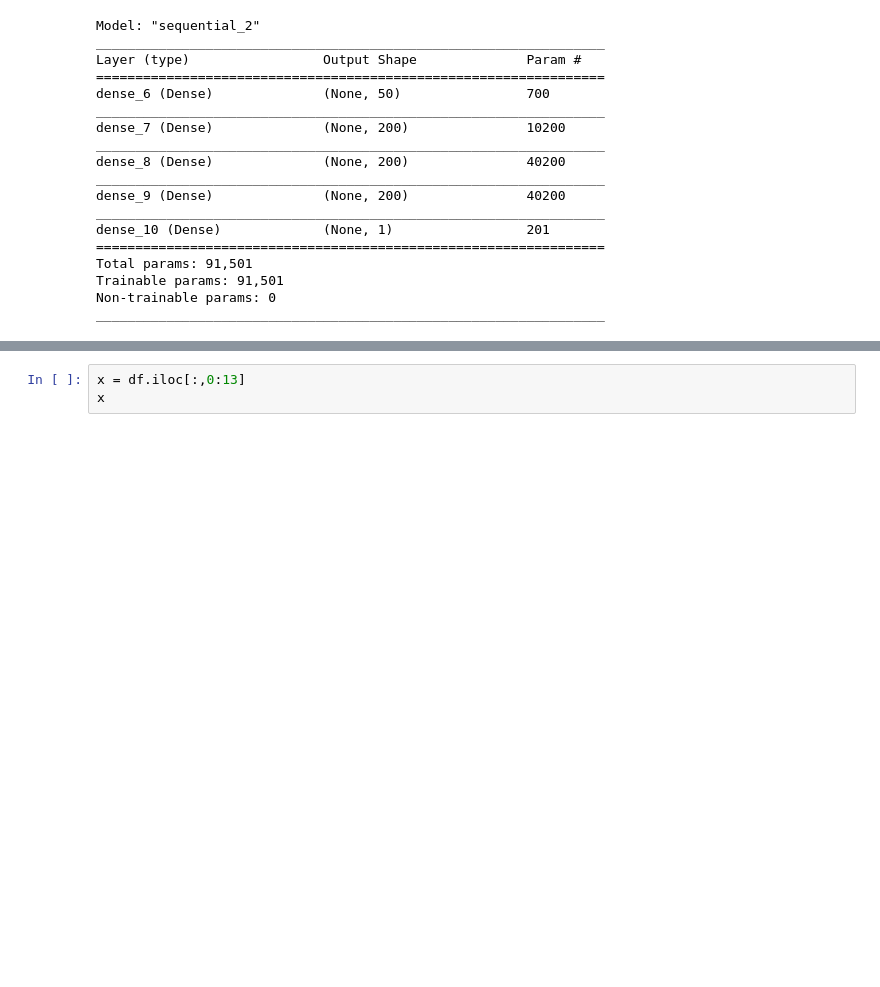
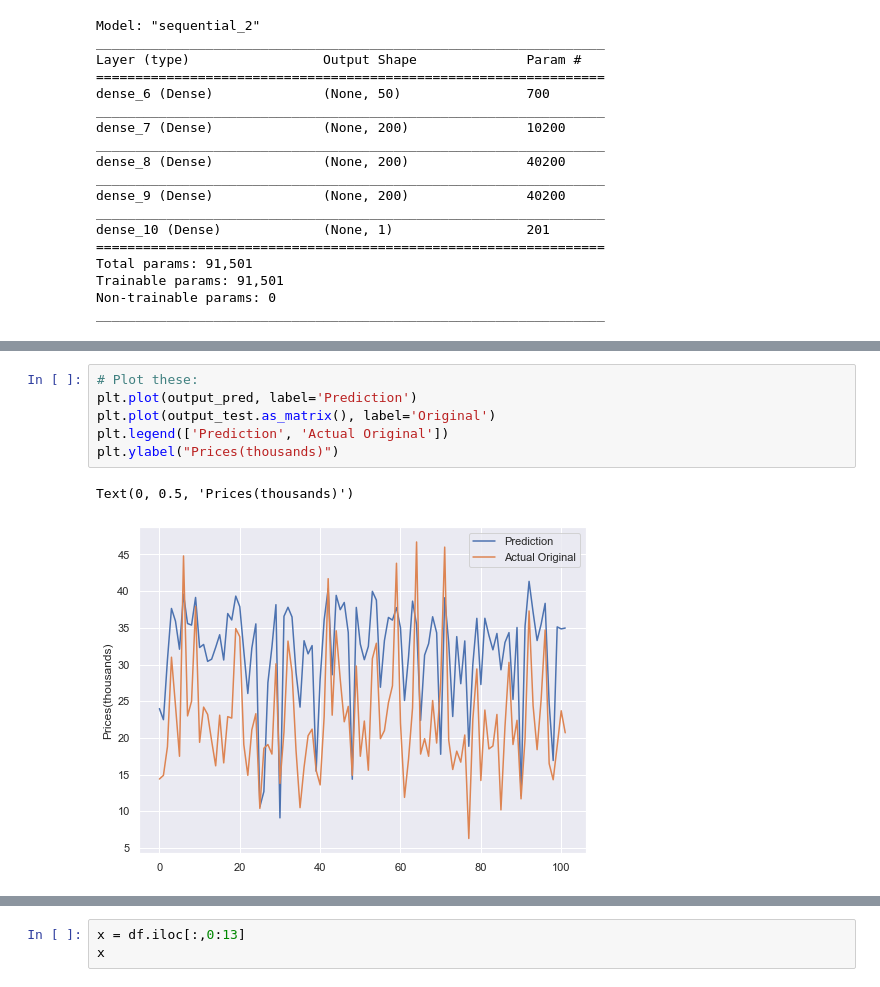
Before and after one commit to davidobrien1/MLSProject, a Jupyter notebook: mlsproject.ipynb, the cells around one changed output, grey strips where cells are left out. Saved outputs shown, nothing was run; the diff lists cells and outputs as text; blank space fills up the shorter version.

```diff
--- a/mlsproject.ipynb
+++ b/mlsproject.ipynb
@@ -517,0 +517,9 @@ Name: medv, Length: 253, dtype: float64
+# %%
+# Plot these:
+plt.plot(output_pred, label='Prediction')
+plt.plot(output_test.as_matrix(), label='Original')
+plt.legend(['Prediction', 'Actual Original'])
+plt.ylabel("Prices(thousands)")
+# %% [output]
+Text(0, 0.5, 'Prices(thousands)')
+[figure, added]
```
Also changed, not shown: parts of 30 cells of this notebook.
